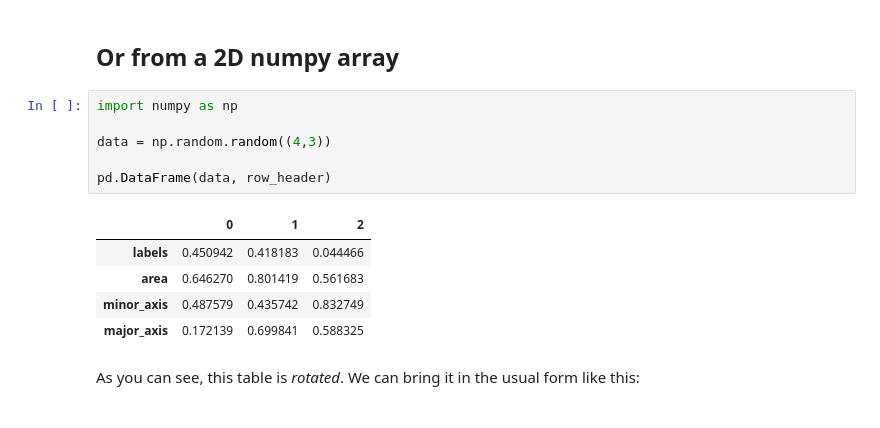
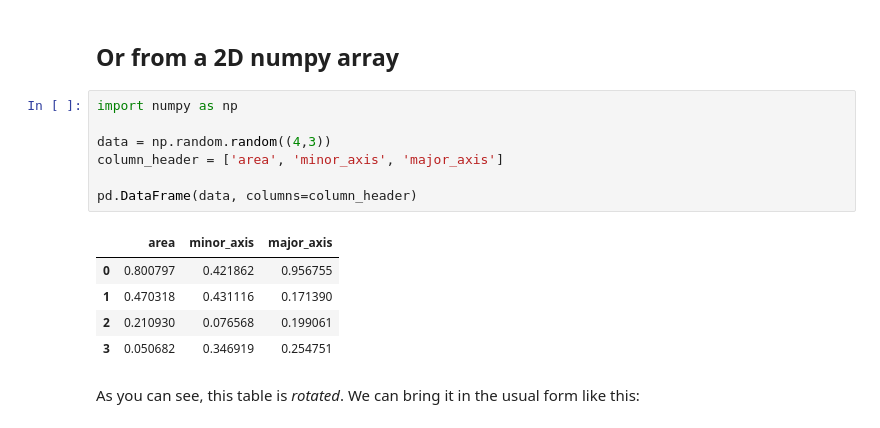
Before and after one commit to BiAPoL/Image-data-science-with-Python-and-Napari-EPFL2022, a Jupyter notebook: docs/day4a_Tabular_Data/Tabular_Data.ipynb, the cells around one changed output. Drawn from its saved outputs; the diff is of its cells as text.

```diff
--- a/docs/day4a_Tabular_Data/Tabular_Data.ipynb
+++ b/docs/day4a_Tabular_Data/Tabular_Data.ipynb
@@ -69,15 +69,16 @@ data_frame
 # %%
 import numpy as np
 
 data = np.random.random((4,3))
+column_header = ['area', 'minor_axis', 'major_axis']
 
-pd.DataFrame(data, row_header)
+pd.DataFrame(data, columns=column_header)
 # %% [output]
-|  | 0 | 1 | 2 |
-| labels | 0.450942 | 0.418183 | 0.044466 |
-| area | 0.646270 | 0.801419 | 0.561683 |
-| minor_axis | 0.487579 | 0.435742 | 0.832749 |
-| major_axis | 0.172139 | 0.699841 | 0.588325 |
+|  | area | minor_axis | major_axis |
+| 0 | 0.800797 | 0.421862 | 0.956755 |
+| 1 | 0.470318 | 0.431116 | 0.171390 |
+| 2 | 0.210930 | 0.076568 | 0.199061 |
+| 3 | 0.050682 | 0.346919 | 0.254751 |
 # %% [markdown]
 As you can see, this table is _rotated_. We can bring it in the usual form like this:
 # %%
```
Also changed, not shown: parts of 16 cells of this notebook.
